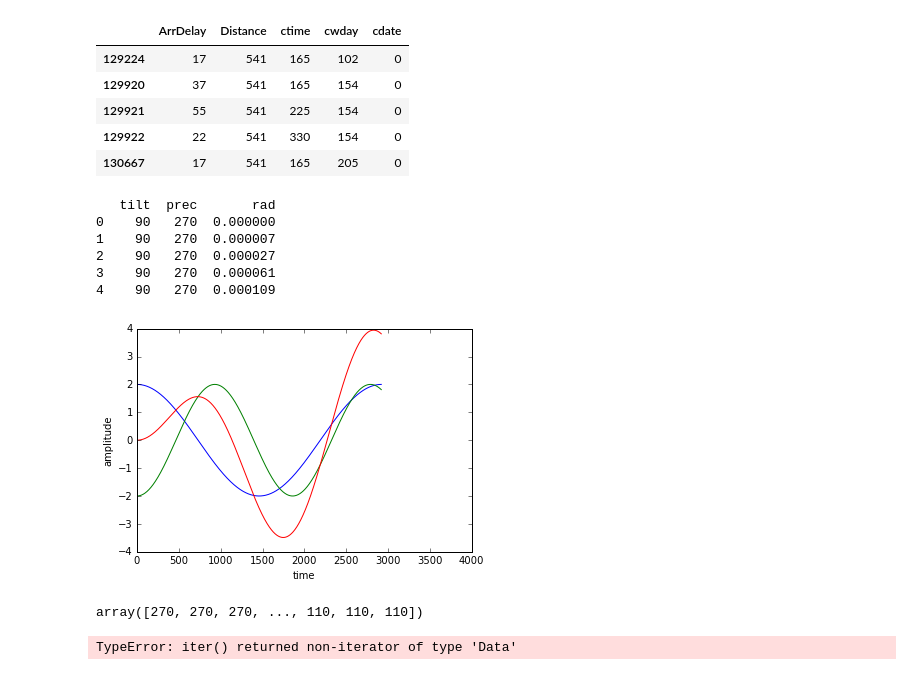
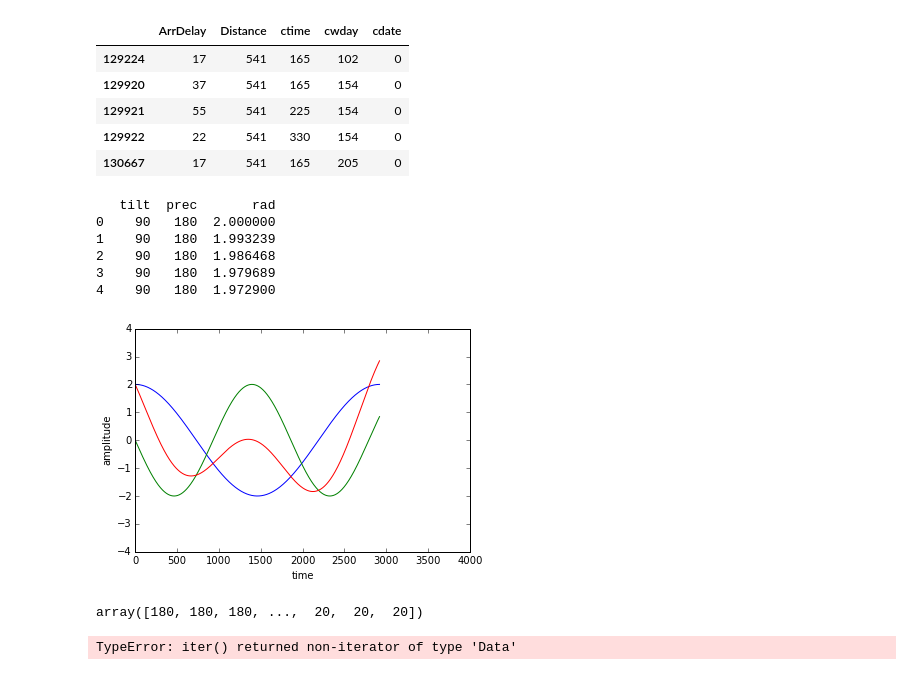
Before and after one commit to monkeybutter/circular_tree, a Jupyter notebook: datasets/delays_hope.ipynb, the cells around one changed output. Cells and saved outputs as stored; diff of their text form; code cells hidden in the pictures.

```diff
--- a/datasets/delays_hope.ipynb
+++ b/datasets/delays_hope.ipynb
@@ -40,42 +40,42 @@ import pandas as pd
 
 def get_wave(f, A, phi, points):
     t = np.arange(0, points, 1)
     x = t * f
     y = A * np.sin(2 * np.pi * x/points + phi)
     return y, np.remainder(np.degrees(2 * np.pi * x/points + phi), 360).astype(np.int) / 10 * 10
 
 
 points = 365 * 8
-tilt, tilt_phase = get_wave(1, 2, np.pi/2, ctime.shape[0])
-prec, prec_phase = get_wave(1.57, 2, 3*np.pi/2, ctime.shape[0])
+tilt, tilt_phase = get_wave(1, 2, np.pi/2, points)
+prec, prec_phase = get_wave(1.57, 2, 2*np.pi/2, points)
 
 stack = np.concatenate([tilt_phase[...,np.newaxis], prec_phase[...,np.newaxis],
                         (tilt+prec)[...,np.newaxis]], axis=1)
 
 df = pd.DataFrame(stack, columns=['tilt', 'prec', 'rad'])
 df.to_csv("/Users/pablo/github/circular_tree/datasets/false_hope.csv",
           header=['tilt', 'prec', 'rad'], index=False)
 
 print df.head()
 
 plt.plot(np.arange(0, points, 1), tilt)
 plt.plot(np.arange(0, points, 1), prec)
 plt.plot(np.arange(0, points, 1), prec+tilt)
 plt.axis([0, 4000, -4, 4])
 plt.xlabel('time')
 plt.ylabel('amplitude')
 plt.show()
 
 prec_phase
 # %% [output]
    tilt  prec       rad
-0    90   270  0.000000
-1    90   270  0.000007
-2    90   270  0.000027
-3    90   270  0.000061
-4    90   270  0.000109
+0    90   180  2.000000
+1    90   180  1.993239
+2    90   180  1.986468
+3    90   180  1.979689
+4    90   180  1.972900
-[figure, old version]
+[figure, new version]
-array([270, 270, 270, ..., 110, 110, 110])
+array([180, 180, 180, ...,  20,  20,  20])
 # %%
 import pandas as pd
 
```
Also changed, not shown: 8 other files.
